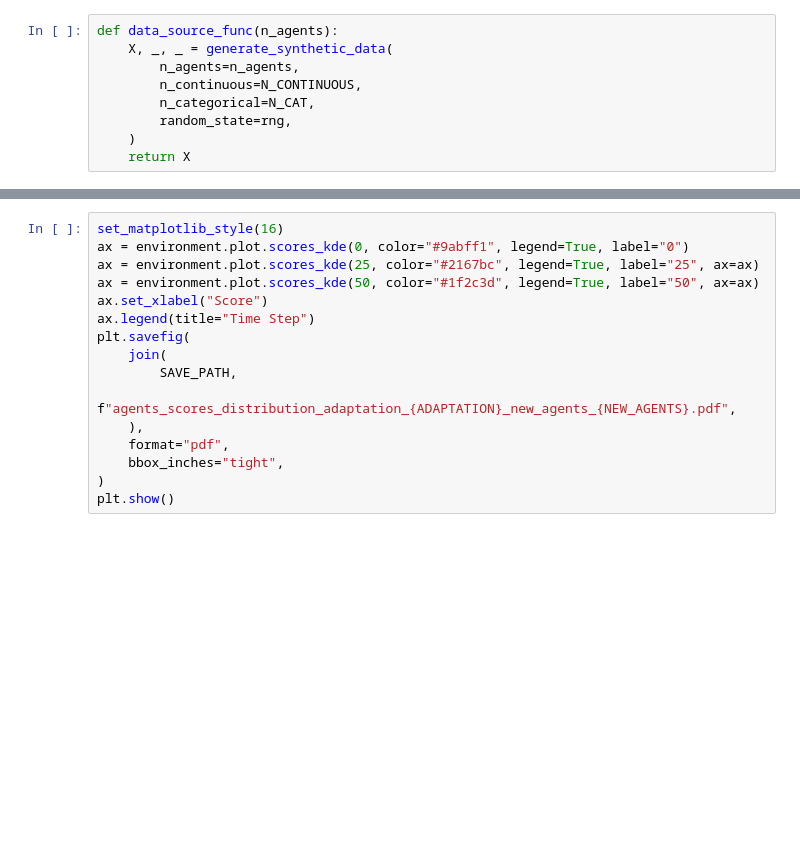
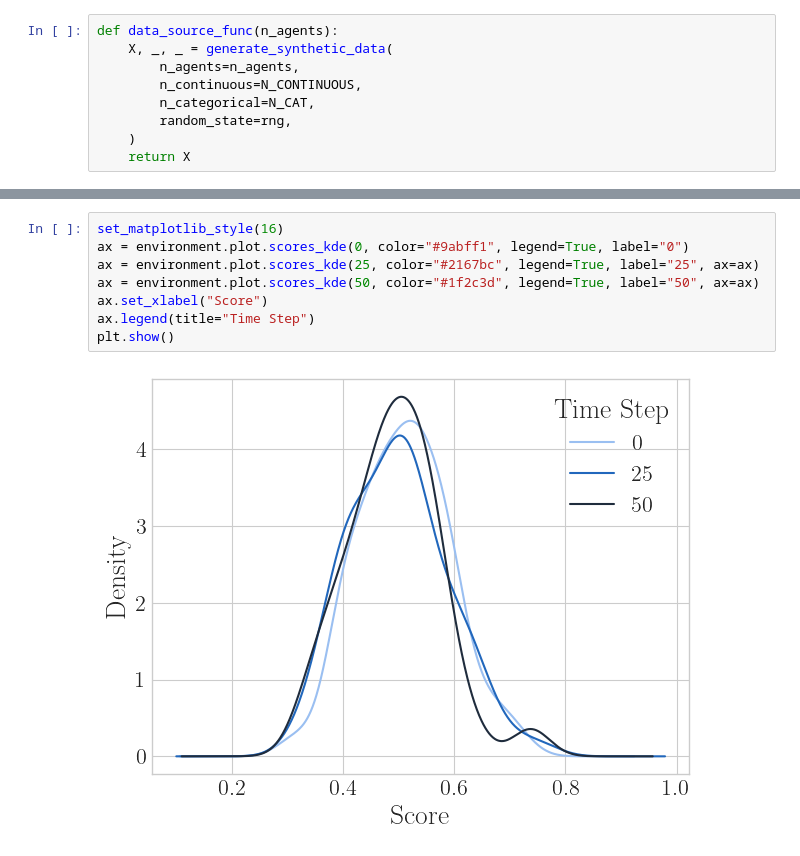
Before and after one commit to joaopfonseca/recourse-over-time, a Jupyter notebook: notebooks/1.2-continuous-constant.ipynb, the cells around one changed output, grey strips where cells are left out. Cells and saved outputs as stored; diff of their text form; blank space fills up the shorter version.

```diff
--- a/notebooks/1.2-continuous-constant.ipynb
+++ b/notebooks/1.2-continuous-constant.ipynb
@@ -76,18 +96,12 @@ environment.plot.scores_histogram(0)
 # %%
 set_matplotlib_style(16)
 ax = environment.plot.scores_kde(0, color="#9abff1", legend=True, label="0")
 ax = environment.plot.scores_kde(25, color="#2167bc", legend=True, label="25", ax=ax)
 ax = environment.plot.scores_kde(50, color="#1f2c3d", legend=True, label="50", ax=ax)
 ax.set_xlabel("Score")
 ax.legend(title="Time Step")
-plt.savefig(
-    join(
-        SAVE_PATH,
-        f"agents_scores_distribution_adaptation_{ADAPTATION}_new_agents_{NEW_AGENTS}.pdf",
-    ),
-    format="pdf",
-    bbox_inches="tight",
-)
 plt.show()
+# %% [output]
+[figure, added]
 # %%
 environment.plot.population_size()
```
Also changed, not shown: parts of 14 cells of this notebook, 3 other files.
